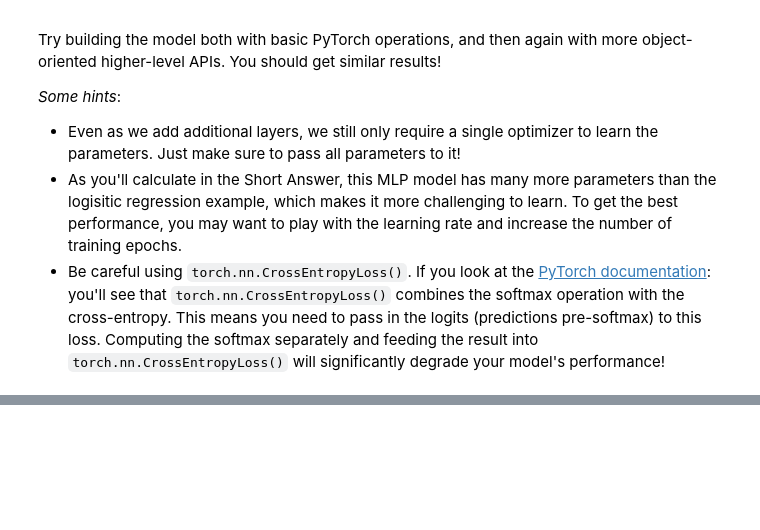
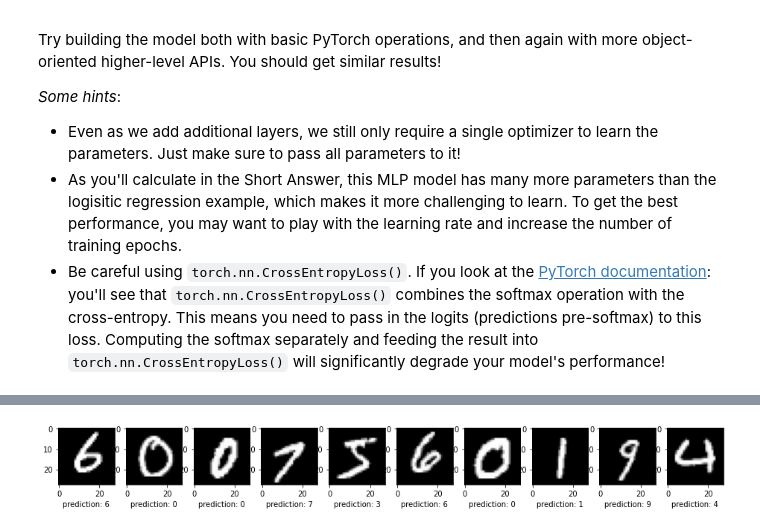
Before and after one commit to baolong281/coursera-intro-to-machine-learning-duke-university, a Jupyter notebook: Week 2/2B_MultiLayer_Perceptron_Assignment.ipynb, the cells around one changed output, grey strips where cells are left out. Drawn from its saved outputs; the diff is of its cells as text; code cells hidden in the pictures; blank space fills up the shorter version.

```diff
--- a/Week 2/2B_MultiLayer_Perceptron_Assignment.ipynb
+++ b/Week 2/2B_MultiLayer_Perceptron_Assignment.ipynb
@@ -74,0 +93,26 @@ for train, label in tqdm(train_loader):
+# %%
+test_iter = iter(test_loader)
+
+val, label = next(test_iter)
+
+perm = torch.randperm(val.shape[0])
+
+val = torch.index_select(val, 0, perm[:10])
+label = torch.index_select(label, 0, perm[:10])
+label = label[:10]
+
+val = torch.squeeze(val, dim=1)
+fig, ax = plt.subplots(nrows=1, ncols=10)
+fig.set_size_inches(16, 12)
+
+for i, matrix in enumerate(val):
+	ax[i].imshow(matrix, cmap='gray')
+
+	x = matrix.view(-1, 28*28)
+	y = model(x)
+
+	y = torch.argmax(y, dim=1)
+
+	ax[i].set_xlabel(f'prediction: {y[0]}')
+# %% [output]
+[figure, added]
```
Also changed, not shown: parts of 8 cells of this notebook, 31 other files.
